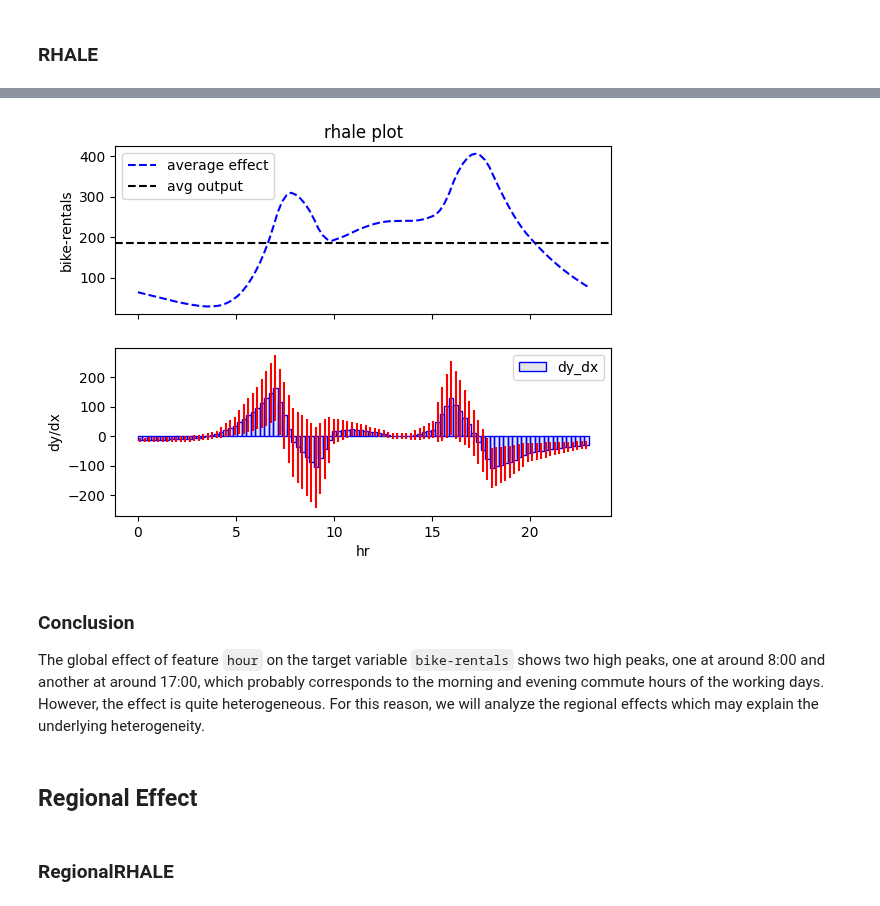
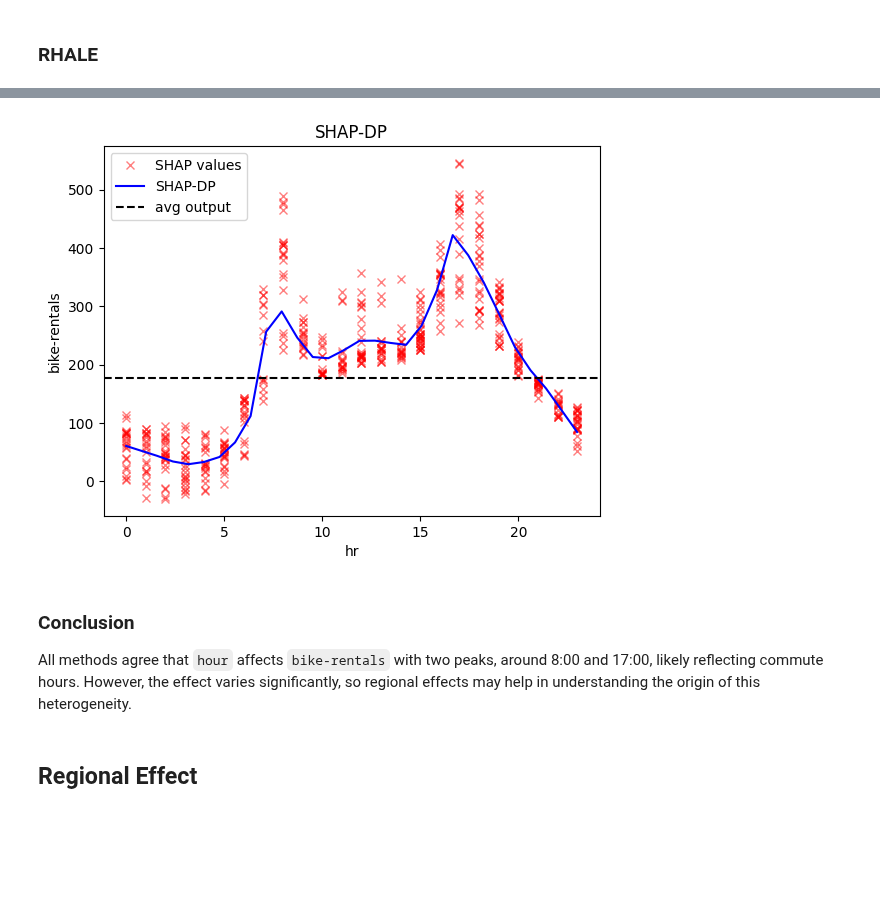
Before and after one commit to givasile/effector, a Jupyter notebook: notebooks/real-examples/01_bike_sharing_dataset.ipynb, the cells around one changed output, grey strips where cells are left out. Drawn from its saved outputs; the diff is of its cells as text; code cells hidden in the pictures; blank space fills up the shorter version.

Commit message:
fixed bike sharing

```diff
--- a/notebooks/real-examples/01_bike_sharing_dataset.ipynb
+++ b/notebooks/real-examples/01_bike_sharing_dataset.ipynb
@@ -244,12 +219,11 @@ rhale = effector.RHALE(data=X_train.to_numpy(), model=model_forward, model_jac=m
-# %%
-rhale.plot(feature=3, heterogeneity="std", centering=True, scale_x=scale_x, scale_y=scale_y, show_avg_output=True)
-# %% [output]
-[figure, removed]
+# %%
+shap_dp = effector.ShapDP(data=X_train.to_numpy(), model=model_forward, feature_names=feature_names, target_name=target_name, nof_instances=500)
+shap_dp.plot(feature=3, centering=True, scale_x=scale_x, scale_y=scale_y, show_avg_output=True)
+# %% [output]
+[figure, added]
 # %% [markdown]
 ### Conclusion
 
-The global effect of feature `hour` on the target variable `bike-rentals` shows two high peaks, one at around 8:00 and another at around 17:00, which probably corresponds to the morning and evening commute hours of the working days. However, the effect is quite heterogeneous. For this reason, we will analyze the regional effects which may explain the underlying heterogeneity.
+All methods agree that `hour` affects `bike-rentals` with two peaks, around 8:00 and 17:00, likely reflecting commute hours. However, the effect varies significantly, so regional effects may help in understanding the origin of this heterogeneity.
 # %% [markdown]
 ## Regional Effect
-# %% [markdown]
-### RegionalRHALE
```
Also changed, not shown: parts of 34 cells of this notebook, 14 other files.
